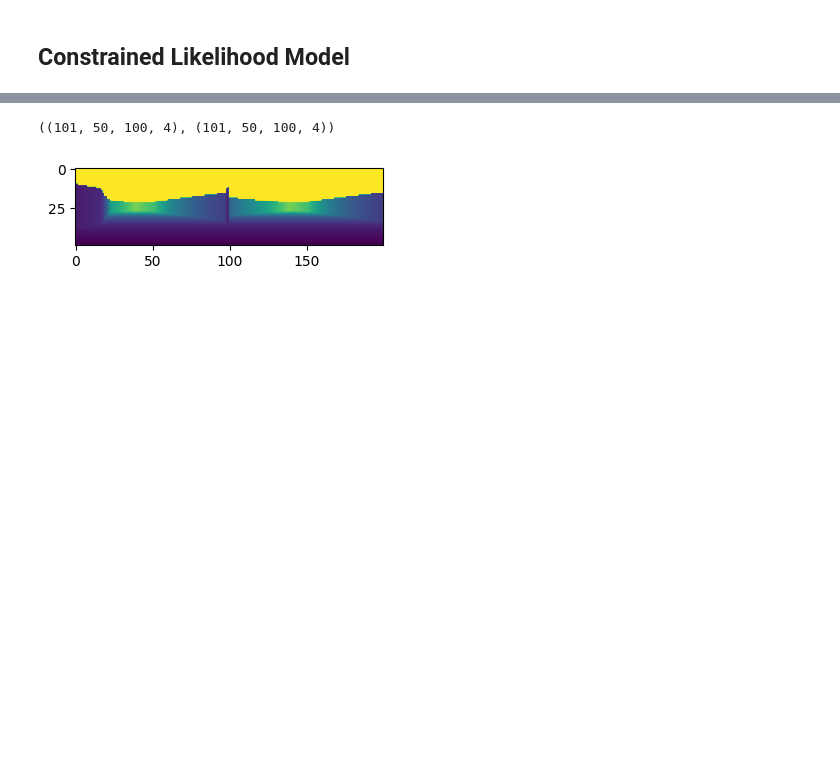
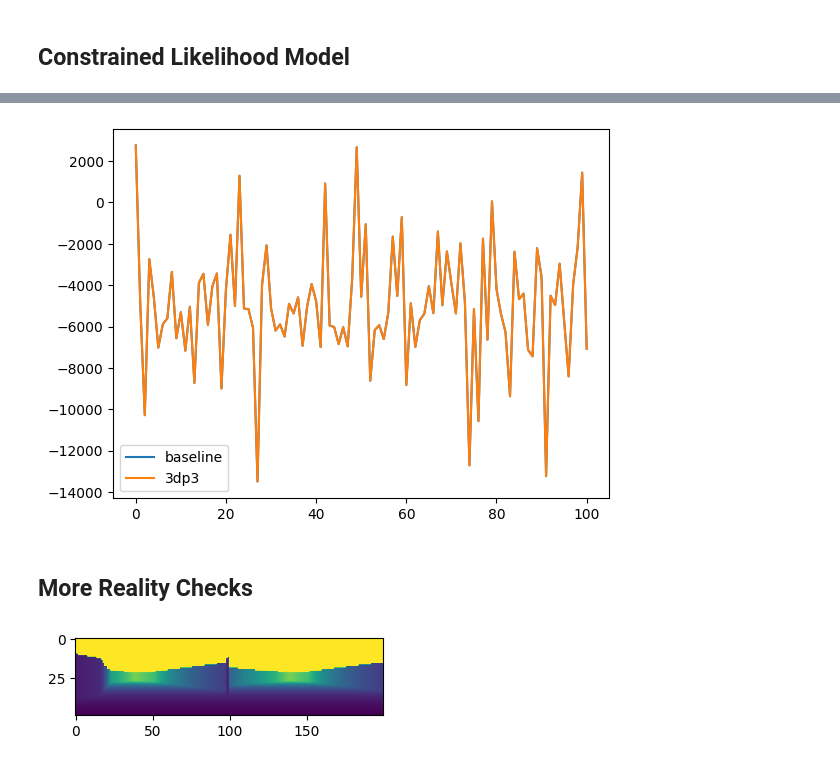
Before and after one commit to probcomp/chi-sight-mkl, a Jupyter notebook: notebooks/11 - Constrained Likelihood.ipynb, the cells around one changed output, grey strips where cells are left out. Saved outputs shown, nothing was run; the diff lists cells and outputs as text; code cells hidden in the pictures; blank space fills up the shorter version.

```diff
--- a/notebooks/11 - Constrained Likelihood.ipynb
+++ b/notebooks/11 - Constrained Likelihood.ipynb
@@ -389,3 +426,11 @@ eval_baseline = jit(vmap(_eval_baseline, (None, 0, None, None)))
+# %%
+plt.plot(a, label="baseline")
+plt.plot(c, label="3dp3")
+plt.legend()
+# %% [output]
+[figure, added]
+# %% [markdown]
+## More Reality Checks
 # %%
 model = make_constrained_sensor_model(zmax, w)
 
@@ -401,17 +446,6 @@ def _eval_constrained(X, Y, sig, outlier):
     return tr.get_score(), logps, tr.get_retval()[1]
 
 eval_constrained = jit(vmap(_eval_constrained, (None, 0, None, None)))
-# %%
-#  Data created in "Likelihood Test Data" notebook.
-# suff = "1x50"
-suff = "50x100"
-Xs = jnp.load(f"./data/test_Xs_{suff}.npy")
-Ys = jnp.load(f"./data/test_Ys_{suff}.npy")
-ps = jnp.load(f"./data/test_ps_{suff}.npy")
-
-Xs.shape, Ys.shape
-# %% [output]
-((101, 50, 100, 4), (101, 50, 100, 4))
 # %%
 i = 20
 j = 15
```
Also changed, not shown: parts of 21 cells of this notebook, 6 other files.
